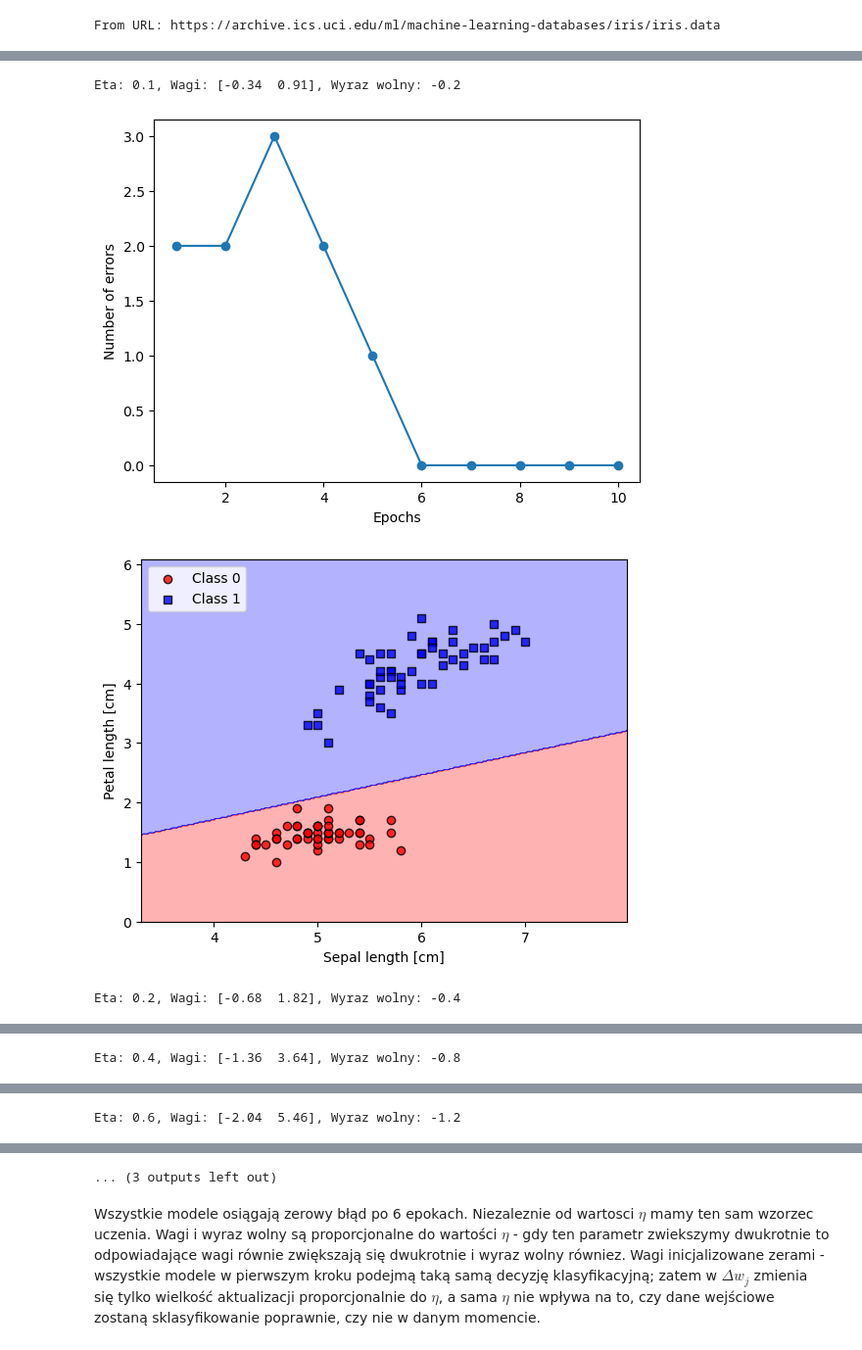
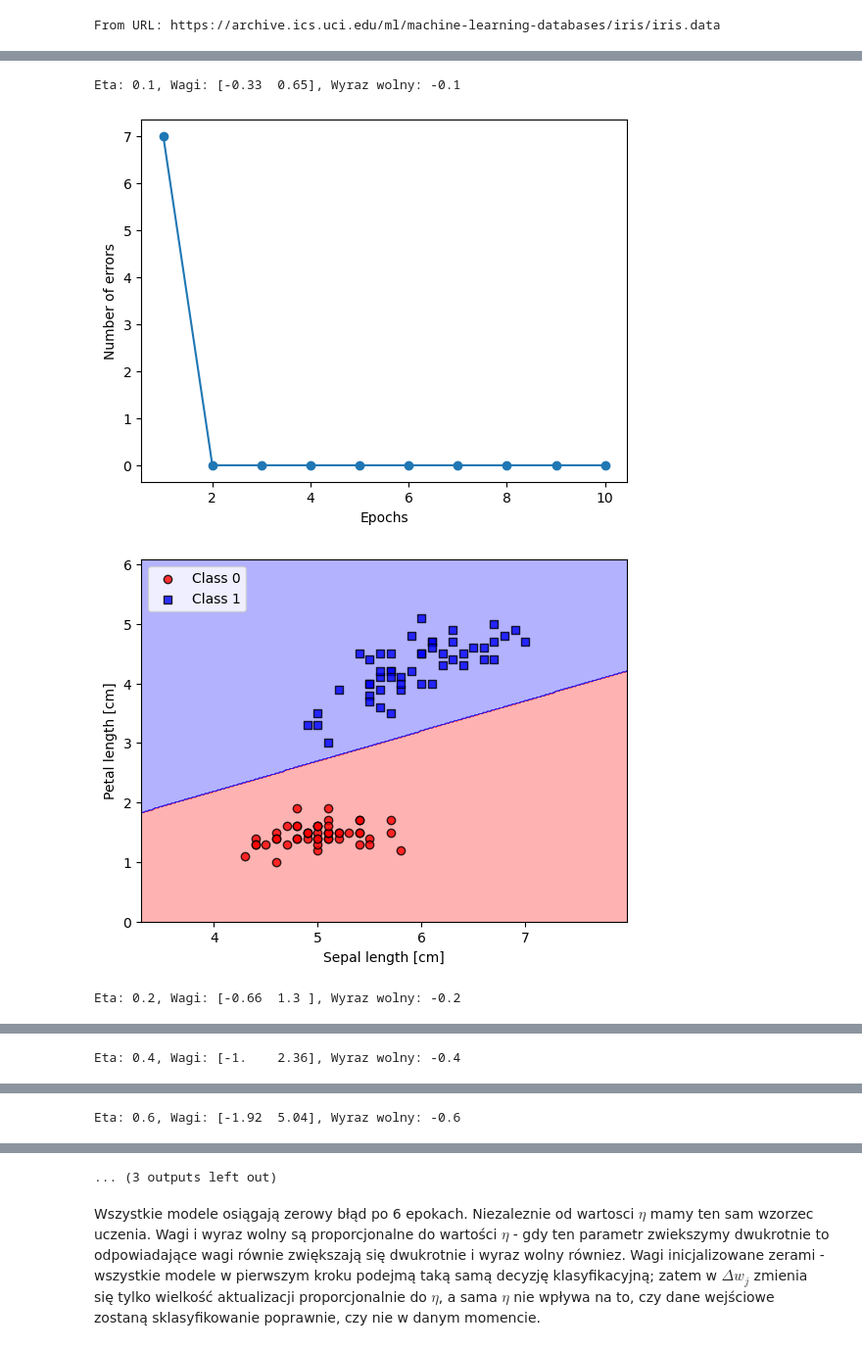
Before and after one commit to klambq/Sieci_Neuronowe_i_DL, a Jupyter notebook: laby/SNiDL_l1_v.1.0.0.ipynb, the cells around one changed output, grey strips where cells are left out. Shown at 98% size. Cells and saved outputs as stored; diff of their text form; code cells hidden in the pictures.

```diff
--- a/laby/SNiDL_l1_v.1.0.0.ipynb
+++ b/laby/SNiDL_l1_v.1.0.0.ipynb
@@ -149,24 +140,30 @@ y = np.where(y == 'Iris-setosa', 0, 1)
 X = df.iloc[0:100, [0, 2]].values
 # %%
 eta_val = [0.1,0.2,0.4,0.6,0.8]
-for eta_ in eta_val:
+for i,eta_ in enumerate(eta_val):
+    X_copy = X.copy()
+    y_copy = y.copy()
+    np.random.seed(np.random.randint(1, 2**(i+1)))
+    indices = np.random.permutation(len(X_copy))
+    X_shuffled = X_copy[indices]
+    y_shuffled = y_copy[indices]
     ppn = Perceptron(eta= eta_ , n_iter=10, random_state = np.random.randint(1, 2137))
-    ppn.fit(X, y)
+    ppn.fit(X_shuffled, y_shuffled)
     print(f"Eta: {eta_}, Wagi: {ppn.w_}, Wyraz wolny: {ppn.b_}")
     plt.figure()
     plt.plot(range(1, len(ppn.errors_) + 1), ppn.errors_, marker='o')
     plt.xlabel('Epochs')
     plt.ylabel('Number of errors')  # Number of errors = Number of updates
 
     plt.show()
     plt.figure()
     plot_decision_regions(X, y, classifier=ppn)
     plt.xlabel('Sepal length [cm]')
     plt.ylabel('Petal length [cm]')
     plt.legend(loc='upper left')
     plt.show()
 # %% [output]
-Eta: 0.1, Wagi: [-0.34  0.91], Wyraz wolny: -0.2
+Eta: 0.1, Wagi: [-0.33  0.65], Wyraz wolny: -0.1
-[figure, old version]
+[figure, new version]
-[figure, old version]
+[figure, new version]
-Eta: 0.2, Wagi: [-0.68  1.82], Wyraz wolny: -0.4
+Eta: 0.2, Wagi: [-0.66  1.3 ], Wyraz wolny: -0.2
@@ -175 +172 @@ Eta: 0.2, Wagi: [-0.68  1.82], Wyraz wolny: -0.4
-Eta: 0.4, Wagi: [-1.36  3.64], Wyraz wolny: -0.8
+Eta: 0.4, Wagi: [-1.    2.36], Wyraz wolny: -0.4
@@ -178 +175 @@ Eta: 0.4, Wagi: [-1.36  3.64], Wyraz wolny: -0.8
-Eta: 0.6, Wagi: [-2.04  5.46], Wyraz wolny: -1.2
+Eta: 0.6, Wagi: [-1.92  5.04], Wyraz wolny: -0.6
```
Also changed, not shown: parts of 4 cells of this notebook, 1 other file.
